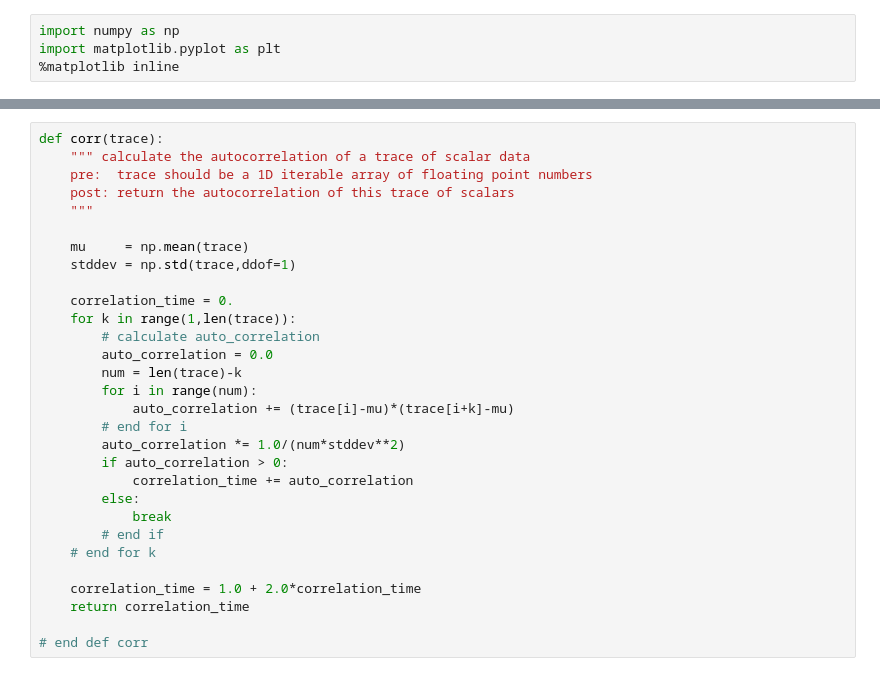
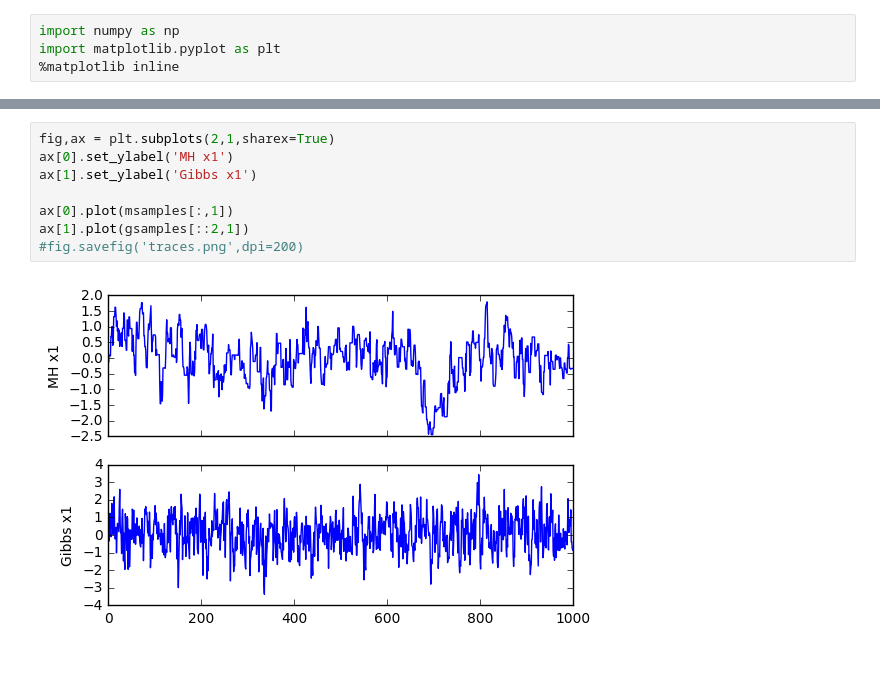
Before and after one commit to Paul-St-Young/share, a Jupyter notebook: algorithms/gibbs_sampling/eg1_bivariate_std_normal.ipynb, the cells around one changed output, grey strips where cells are left out. Cells and saved outputs as stored; diff of their text form.

```diff
--- a/algorithms/gibbs_sampling/eg1_bivariate_std_normal.ipynb
+++ b/algorithms/gibbs_sampling/eg1_bivariate_std_normal.ipynb
@@ -87,30 +145,10 @@ plot_samples(ax[2],gsamples)
-# %%
-def corr(trace):
-    """ calculate the autocorrelation of a trace of scalar data
-    pre:  trace should be a 1D iterable array of floating point numbers
-    post: return the autocorrelation of this trace of scalars
-    """
-
-    mu     = np.mean(trace)
-    stddev = np.std(trace,ddof=1)
-
-    correlation_time = 0.
-    for k in range(1,len(trace)):
-        # calculate auto_correlation
-        auto_correlation = 0.0
-        num = len(trace)-k
-        for i in range(num):
-            auto_correlation += (trace[i]-mu)*(trace[i+k]-mu)
-        # end for i
-        auto_correlation *= 1.0/(num*stddev**2)
-        if auto_correlation > 0:
-            correlation_time += auto_correlation
-        else:
-            break
-        # end if
-    # end for k
-
-    correlation_time = 1.0 + 2.0*correlation_time
-    return correlation_time
-
-# end def corr
+# %%
+fig,ax = plt.subplots(2,1,sharex=True)
+ax[0].set_ylabel('MH x1')
+ax[1].set_ylabel('Gibbs x1')
+
+ax[0].plot(msamples[:,1])
+ax[1].plot(gsamples[::2,1])
+#fig.savefig('traces.png',dpi=200)
+# %% [output]
+[figure, added]
```
Also changed, not shown: parts of 9 cells of this notebook.
